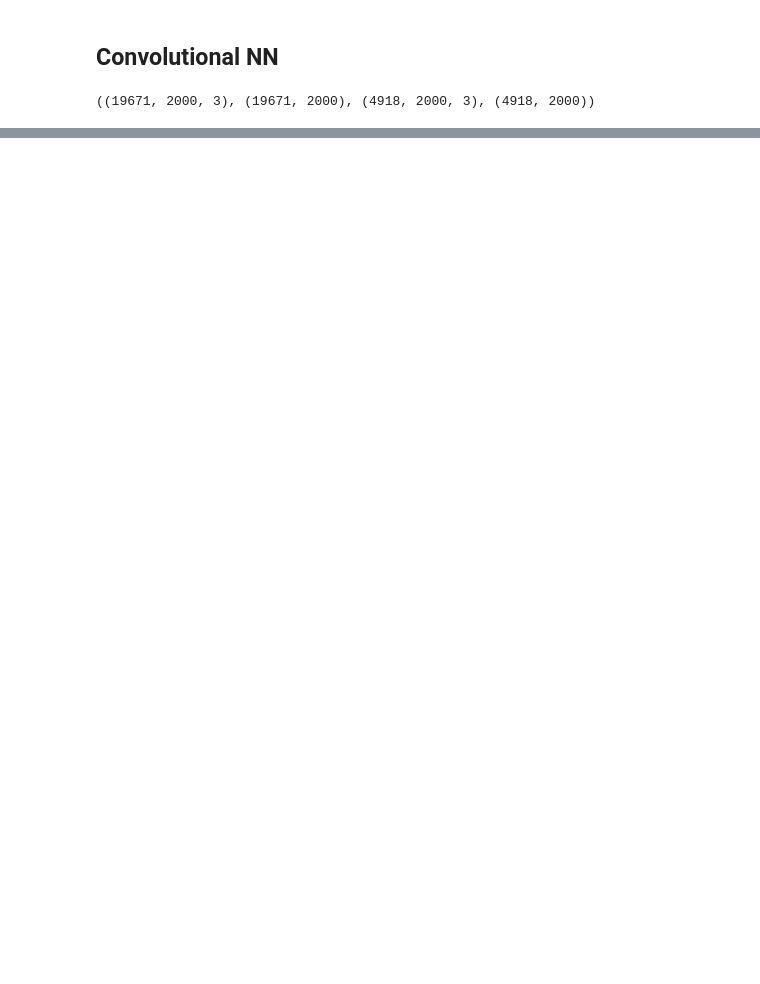
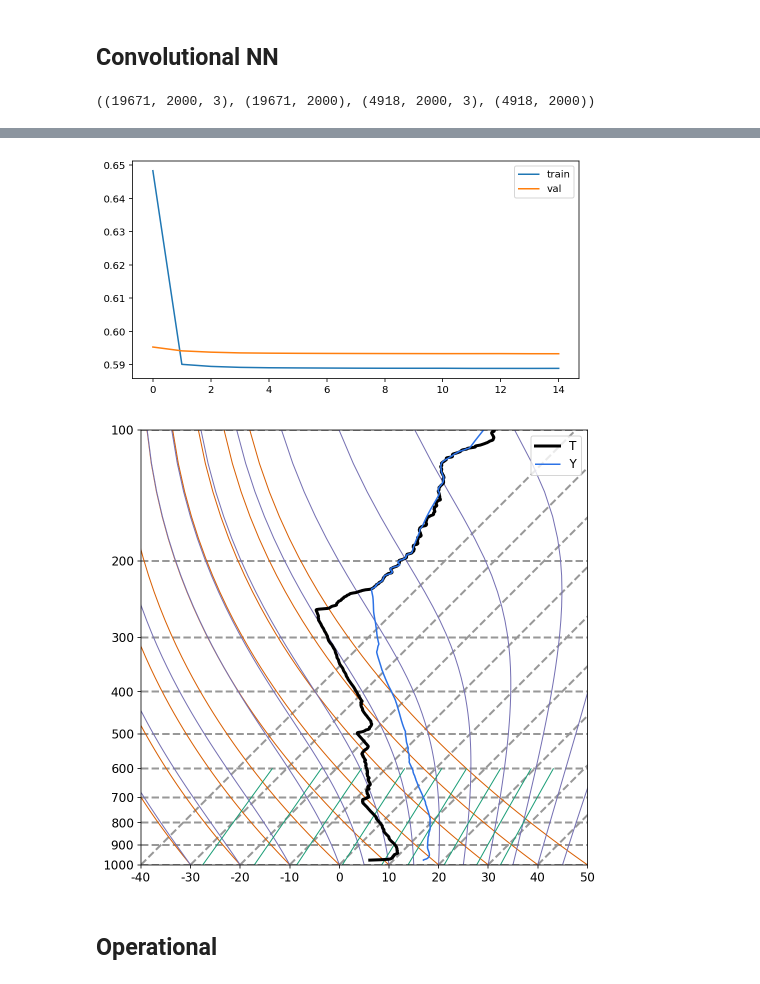
Before and after one commit to stockeh/cira-ml-soundings, a Jupyter notebook: notebooks/arm-sgp-lamont-ok.ipynb, the cells around one changed output, grey strips where cells are left out. Cells and saved outputs as stored; diff of their text form; code cells hidden in the pictures; blank space fills up the shorter version.

```diff
--- a/notebooks/arm-sgp-lamont-ok.ipynb
+++ b/notebooks/arm-sgp-lamont-ok.ipynb
@@ -237,0 +275,12 @@ plot_results(nnet, Xtest, Ttest, index=0)
+# %%
+Xtrain, Ttrain, Xtest, Ttest = ml.partition(profiles, profiles, (0.8,0.2), shuffle=True)
+
+input_dims = [PRESSURE, TEMPERATURE, DEWPOINT]
+
+Xtrain = np.swapaxes(Xtrain[:, input_dims, :], 1, 2)
+Ttrain = Ttrain[:, TEMPERATURE, :]
+
+Xtest = np.swapaxes(Xtest[:, input_dims, :], 1, 2)
+Ttest = Ttest[:, TEMPERATURE, :]
+
+Xtrain.shape, Ttrain.shape, Xtest.shape, Ttest.shape
@@ -237,0 +289,5 @@ plot_results(nnet, Xtest, Ttest, index=0)
+# %%
+nnet = nn.ConvolutionalAutoEncoder(Xtrain.shape[1:], (8, 16, 24), [(10, 1)]*3,
+                                     Ttrain.shape[1], activation='relu')
+nnet.train(Xtrain, Ttrain, 15, 128, method='adam', verbose=True,
+           learning_rate=0.001, validation=[Xtest, Ttest])
@@ -238,3 +322,10 @@ plot_results(nnet, Xtest, Ttest, index=0)
+# %%
+plot_results(nnet, Xtest, Ttest, index=1)
+# %% [output]
+[figure, added]
+[figure, added]
+# %% [markdown]
+## Operational
 # %%
 def sizeof_fmt(num, suffix='B'):
     ''' by Fred Cirera,  https://stackoverflow.com/a/1094933/1870254, modified'''
```
Also changed, not shown: parts of 15 cells of this notebook, 5 other files.
